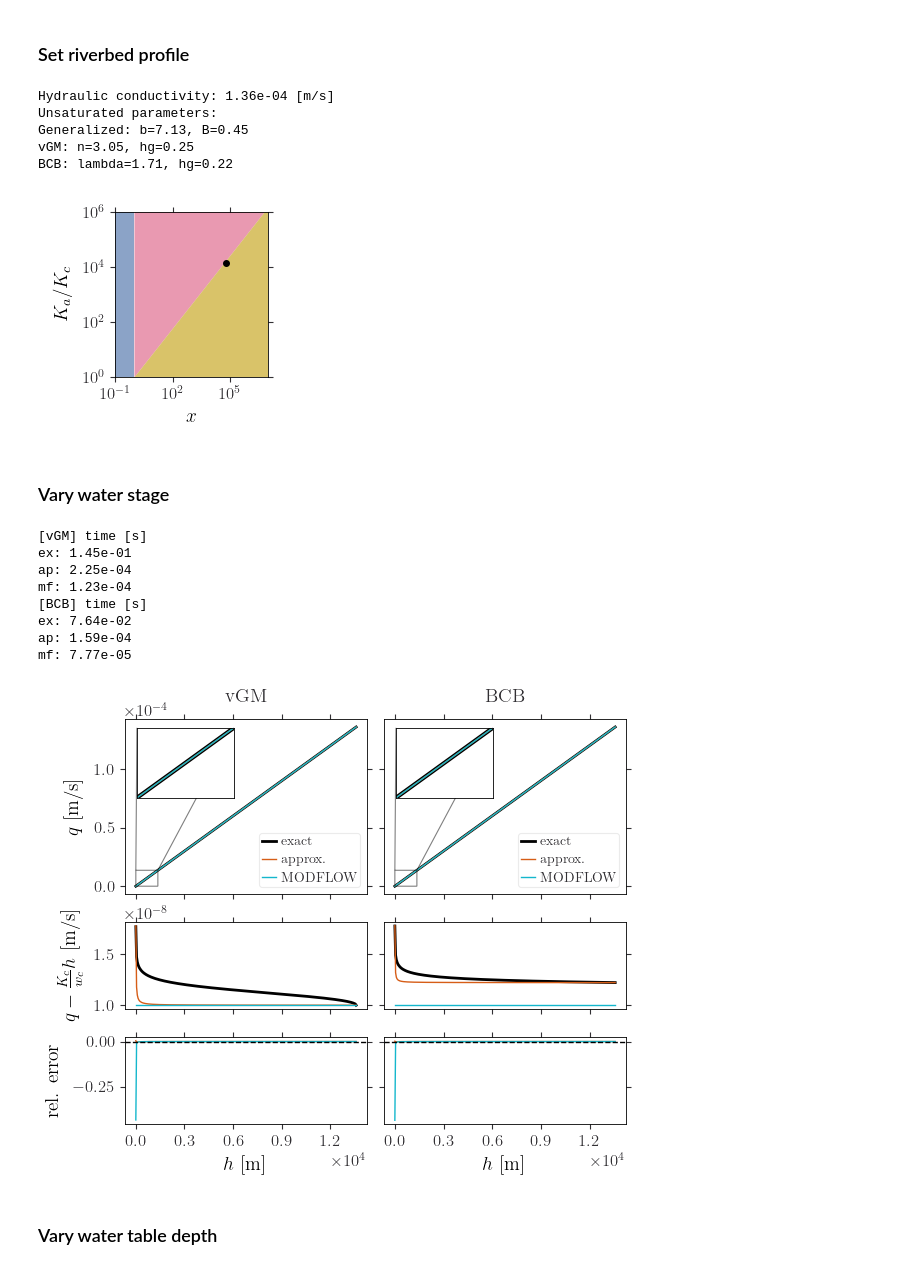
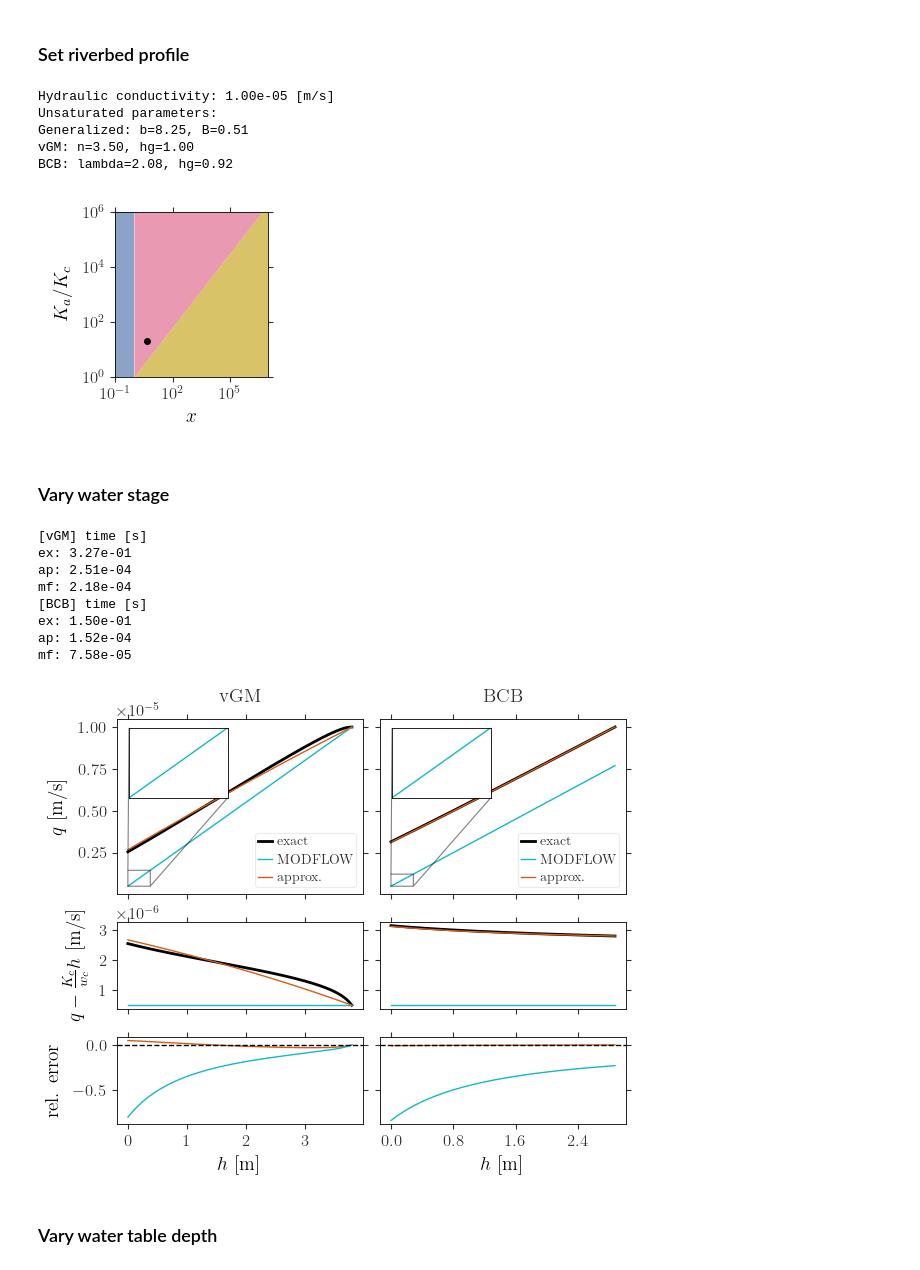
Before and after one commit to jpaccolat/seepage, a Jupyter notebook: demo.ipynb, the cells around one changed output. Saved outputs shown, nothing was run; the diff lists cells and outputs as text; code cells hidden in the pictures.

```diff
--- a/demo.ipynb
+++ b/demo.ipynb
@@ -42,20 +43,20 @@ c_mf = "#14b7ccff"
 ### Set riverbed profile
 # %%
 ### clogging layer ###
-cl_th = 1 # [m]
-cl_cond = 1e-8 # [m/s]
+cl_th = 0.2 # [m]
+cl_cond = 5e-7 # [m/s]
 
 ### aquifer ###
 
 # from Rosetta3
-aq = rose.sample_soils('SAND', 1)
-#aq = rose.sample_soils('SAND_LOAM', 1)
-aq_cond, aq_scale_vGM, aq_shape_vGM = aq.loc[0].values
+# aq = rose.sample_from_class('SAND', 1)
+# aq = rose.sample_from_class('SAND_LOAM', 1)
+# aq_cond, aq_scale_vGM, aq_shape_vGM = aq.loc[0].values
 
 # custom
-# aq_cond = 2.606226255553388e-06 # [m/s]
-# aq_scale_vGM = 7.1106800464009465 # [m]
-# aq_shape_vGM = 1.235601777808114 # [-]
+aq_cond = 1e-5 # [m/s]
+aq_scale_vGM = 1 # [m]
+aq_shape_vGM = 3.5 # [-]
 
 # convert to BCB
 b, B, xi, x, x_sh = get_Dless_parameters(cl_cond, cl_th, aq_cond, aq_scale_vGM,
@@ -69,11 +70,11 @@ print(f'Generalized: b={b:.2f}, B={B:.2f}')
 print(f'vGM: n={aq_shape_vGM:.2f}, hg={aq_scale_vGM:.2f}')
 print(f'BCB: lambda={aq_shape_BCB:.2f}, hg={aq_scale_BCB:.2f}')
 # %% [output]
-Hydraulic conductivity: 1.36e-04 [m/s]
+Hydraulic conductivity: 1.00e-05 [m/s]
 Unsaturated parameters:
-Generalized: b=7.13, B=0.45
-vGM: n=3.05, hg=0.25
-BCB: lambda=1.71, hg=0.22
+Generalized: b=8.25, B=0.51
+vGM: n=3.50, hg=1.00
+BCB: lambda=2.08, hg=0.92
 # %%
 fig, ax = plt.subplots(figsize=(2.5, 2.5))
 
@@ -100,7 +101,7 @@ ax.set_ylabel('$K_a / K_c$', labelpad=8)
 
 plt.tight_layout()
 # %% [output]
-[figure, old version]
+[figure, new version]
 # %% [markdown]
 ### Vary water stage
 # %%
@@ -135,13 +136,13 @@ t4 = perf_counter()
 print(f'[BCB] time [s]\nex: {t2-t1:.2e}\nap: {t3-t2:.2e}\nmf: {t4-t3:.2e}')
 # %% [output]
 [vGM] time [s]
-ex: 1.45e-01
-ap: 2.25e-04
-mf: 1.23e-04
+ex: 3.27e-01
+ap: 2.51e-04
+mf: 2.18e-04
 [BCB] time [s]
-ex: 7.64e-02
-ap: 1.59e-04
-mf: 7.77e-05
+ex: 1.50e-01
+ap: 1.52e-04
+mf: 7.58e-05
 # %%
 fig, axs = plt.subplots(3, 2, figsize=(6, 5), height_ratios=[1, 0.5, 0.5])
 
@@ -149,8 +150,8 @@ fig, axs = plt.subplots(3, 2, figsize=(6, 5), height_ratios=[1, 0.5, 0.5])
 
 # first line
 axs[0, 0].plot(stage_vGM, q_ex_vGM, ls='-', lw=2, c=c_ex, label='exact')
+axs[0, 0].plot(stage_vGM, q_mf_vGM, ls='-', lw=1, c=c_mf, label='MODFLOW')
 axs[0, 0].plot(stage_vGM, q_ap_vGM, ls='-', lw=1, c=c_ap, label='approx.')
-axs[0, 0].plot(stage_vGM, q_mf_vGM, ls='-', lw=1, c=c_mf, label='MODFLOW')
 
 # inset plot
 xmin, xmax = 0, 0.1 * stage_vGM[-1]
@@ -161,8 +162,8 @@ axins1 = axs[0, 0].inset_axes(
     xticklabels=[], yticklabels=[]
 )
 axins1.plot(stage_vGM, q_ex_vGM, ls='-', lw=3, c=c_ex)
+axins1.plot(stage_vGM, q_mf_vGM, ls='-', lw=1, c=c_mf)
 axins1.plot(stage_vGM, q_ap_vGM, ls='-', lw=1, c=c_ap)
-axins1.plot(stage_vGM, q_mf_vGM, ls='-', lw=1, c=c_mf)
 
 axins1.spines["top"].set_visible(True)
 axins1.spines["right"].set_visible(True)
@@ -176,20 +177,20 @@ axs[0, 0].indicate_inset_zoom(axins1, edgecolor="black")
 # second line
 q_ref = stage_vGM * cl_cond / cl_th
 axs[1, 0].plot(stage_vGM, q_ex_vGM - q_ref, ls='-', lw=2, c=c_ex)
+axs[1, 0].plot(stage_vGM, q_mf_vGM - q_ref, ls='-', lw=1, c=c_mf)
 axs[1, 0].plot(stage_vGM, q_ap_vGM - q_ref, ls='-', lw=1, c=c_ap)
-axs[1, 0].plot(stage_vGM, q_mf_vGM - q_ref, ls='-', lw=1, c=c_mf)
 
 # third line
-axs[2, 0].plot(stage_BCB, (q_ap_vGM - q_ex_vGM) / q_ex_vGM, ls='-', lw=1, c=c_ap)
-axs[2, 0].plot(stage_BCB, (q_mf_vGM - q_ex_vGM) / q_ex_vGM, ls='-', lw=1, c=c_mf)
+axs[2, 0].plot(stage_vGM, (q_ap_vGM - q_ex_vGM) / q_ex_vGM, ls='-', lw=1, c=c_ap)
+axs[2, 0].plot(stage_vGM, (q_mf_vGM - q_ex_vGM) / q_ex_vGM, ls='-', lw=1, c=c_mf)
 axs[2, 0].axhline(0, ls='--', c='k', lw=1)
 
 ### Brooks - Corey - Burdine ###
 
 # first line
 axs[0, 1].plot(stage_BCB, q_ex_BCB, ls='-', lw=2, c=c_ex, label='exact')
+axs[0, 1].plot(stage_BCB, q_mf_BCB, ls='-', lw=1, c=c_mf, label='MODFLOW')
 axs[0, 1].plot(stage_BCB, q_ap_BCB, ls='-', lw=1, c=c_ap, label='approx.')
-axs[0, 1].plot(stage_BCB, q_mf_BCB, ls='-', lw=1, c=c_mf, label='MODFLOW')
 
 # inset plot
 xmin, xmax = 0, 0.1 * stage_BCB[-1]
@@ -238,34 +239,34 @@ for i in range(3):
     axs[i, 0].xaxis.set_major_locator(ticker.MaxNLocator(5))
     axs[i, 1].xaxis.set_major_locator(ticker.MaxNLocator(5))
 axs[2, 0].set_xlabel('$h$ [m]', labelpad=5)
 axs[2, 1].set_xlabel('$h$ [m]', labelpad=5)
 
 axs[0, 1].set_ylim(axs[0, 0].get_ylim())
 
 ylim = np.array([axs[1, 1].get_ylim(), axs[1, 0].get_ylim()])
 ylim = min(ylim[:, 0]), max(ylim[:, 1])
 axs[1, 0].set_ylim(ylim)
 axs[1, 1].set_ylim(ylim)
 
 ylim = np.array([axs[2, 1].get_ylim(), axs[2, 0].get_ylim()])
 ylim = min(ylim[:, 0]), max(ylim[:, 1])
 axs[2, 0].set_ylim(ylim)
 axs[2, 1].set_ylim(ylim)
 
 axs[0, 0].set_ylabel('$q$ [m/s]', labelpad=8)
 axs[1, 0].set_ylabel('$q - \\frac{K_c}{w_c} h$ [m/s]', labelpad=8)
 axs[2, 0].set_ylabel('rel. error', labelpad=8)
 
 axs[0, 0].set_title('vGM', fontsize=14, loc='center', pad=12)
 axs[0, 1].set_title('BCB', fontsize=14, loc='center', pad=12)
 
 axs[0, 0].legend(loc='lower right', handlelength=1, handletextpad=0.4, fontsize=10)
 axs[0, 1].legend(loc='lower right', handlelength=1, handletextpad=0.4, fontsize=10)
 
 plt.tight_layout(pad=0.5)
 plt.savefig(output_path / 'demo_hup.pdf')
 # %% [output]
-[figure, old version]
+[figure, new version]
 # %% [markdown]
 ### Vary water table depth
 # %%
```
Also changed, not shown: parts of 1 cell of this notebook, 6 other files.
